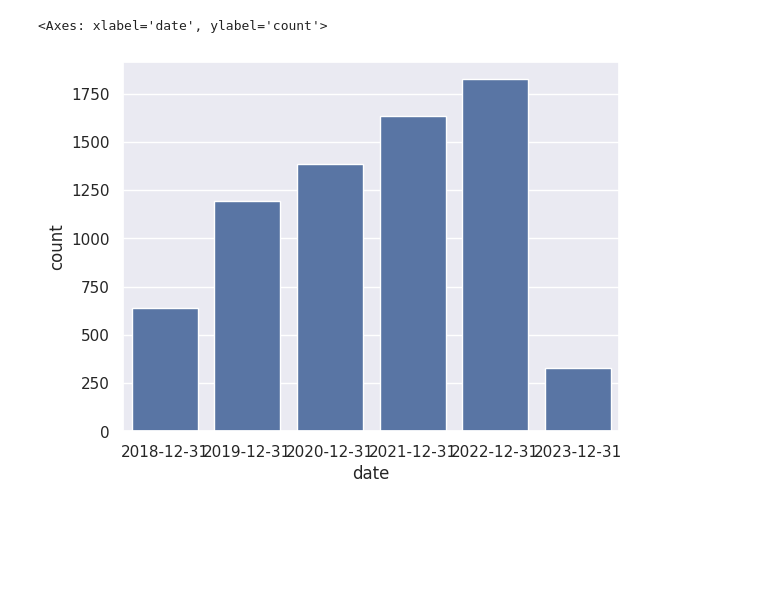
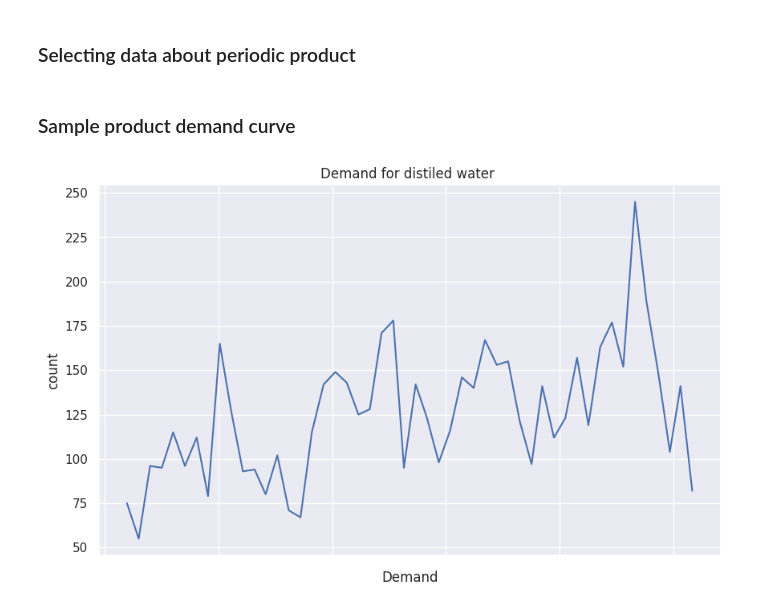
Before and after one commit to Zhukowych/demand_forecasting, a Jupyter notebook: eda.ipynb, the cells around one changed output. Drawn from its saved outputs; the diff is of its cells as text; code cells hidden in the pictures; blank space fills up the shorter version.

```diff
--- a/eda.ipynb
+++ b/eda.ipynb
@@ -4,7 +5,8 @@ import seaborn as sns
 
 sns.set_theme()
 # %%
-df = pd.read_csv("Result_4.csv")
+df = pd.read_csv("dataset_collection/dataset.csv")
+df["date"] = pd.to_datetime(df['date'])
 # %%
 df.info()
 # %% [output]
@@ -32,10 +27,27 @@ Timestamp('2018-12-31 00:00:00')
-# %%
-
-_ = selected_product.copy()
-_['Month'] = (selected_product['date'] - pd.to_datetime('2018-03-31')).apply(lambda x: x.days / 30)
-
-
-sns.barplot(data=selected_product, x='date', y='count')
-# %% [output]
-<Axes: xlabel='date', ylabel='count'>
-[figure, removed]
+# %% [markdown]
+### Selecting data about periodic product
+# %%
+def create_demand_time_series_for(df):
+    df = df.groupby(pd.Grouper(freq='ME', key='date')).sum().reset_index()
+    df['month'] = (df.date - pd.to_datetime("2019-01-01")).apply(lambda x: x.days / 30)
+    return df
+# %% [markdown]
+### Sample product demand curve
+# %%
+example_df = create_demand_time_series_for(df[df['product_id'] == 30991620])
+
+example_df = example_df[(example_df["date"] > "2019-01-01") & (example_df['date'] < "2024-01-01")]
+example_df['month'] = (example_df.date - pd.to_datetime("2019-01-01")).apply(lambda x: x.days / 30)
+
+plt.figure(figsize=(10, 6))
+ax = sns.lineplot(data=example_df, x='month', y='count')
+
+plt.title("Demand for distiled water ")
+plt.xticks(rotation=45)
+plt.xlabel("Month")
+plt.xlabel("Demand")
+
+ax.set_xticklabels([])
+plt.show()
+# %% [output]
+[figure, added]
```
Also changed, not shown: parts of 13 cells of this notebook.
